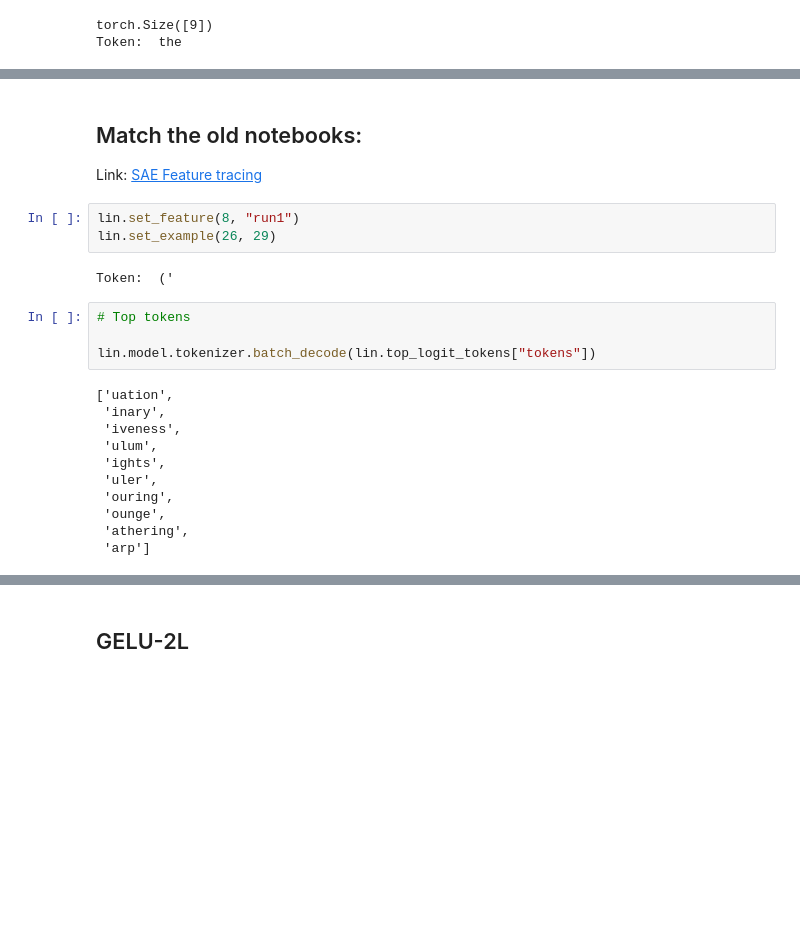
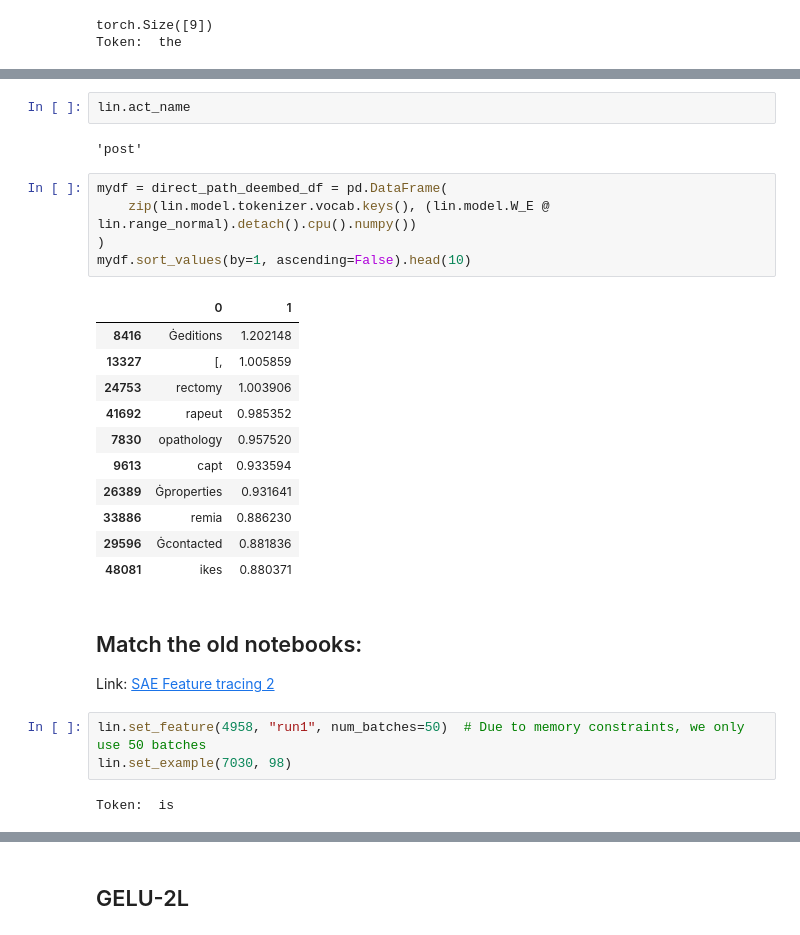
Before and after one commit to pchlenski/mlp_linearization, a Jupyter notebook: notebooks/2_test_linearizer.ipynb, the cells around one changed output, grey strips where cells are left out. Cells and saved outputs as stored; diff of their text form; blank space fills up the shorter version.

```diff
--- a/notebooks/2_test_linearizer.ipynb
+++ b/notebooks/2_test_linearizer.ipynb
@@ -50,23 +53,29 @@ Last vector length: torch.Size([512])
+# %%
+lin.act_name
+# %% [output]
+'post'
+# %%
+mydf = direct_path_deembed_df = pd.DataFrame(
+    zip(lin.model.tokenizer.vocab.keys(), (lin.model.W_E @ lin.range_normal).detach().cpu().numpy())
+)
+mydf.sort_values(by=1, ascending=False).head(10)
+# %% [output]
+|  | 0 | 1 |
+| 8416 | Ġeditions | 1.202148 |
+| 13327 | [, | 1.005859 |
+| 24753 | rectomy | 1.003906 |
+| 41692 | rapeut | 0.985352 |
+| 7830 | opathology | 0.957520 |
+| 9613 | capt | 0.933594 |
+| 26389 | Ġproperties | 0.931641 |
+| 33886 | remia | 0.886230 |
+| 29596 | Ġcontacted | 0.881836 |
+| 48081 | ikes | 0.880371 |
 # %% [markdown]
 ## Match the old notebooks:
-Link: [SAE Feature tracing](https://colab.research.google.com/drive/1Ws8wuvgp6vUwVl3jRtguBBXKY6I9KC_w?usp=sharing#scrollTo=tCNRsXOTXVBl)
+Link: [SAE Feature tracing 2](https://colab.research.google.com/drive/1FFq5OAHIrK1i5BovJ3oMFQH8gUMm89Wo?usp=drive_link#scrollTo=RTZud0Rk7qg9)
-# %%
-lin.set_feature(8, "run1")
-lin.set_example(26, 29)
-# %% [output]
-Token:  ('
-# %%
-# Top tokens
-
-lin.model.tokenizer.batch_decode(lin.top_logit_tokens["tokens"])
-# %% [output]
-['uation',
- 'inary',
- 'iveness',
- 'ulum',
- 'ights',
- 'uler',
- 'ouring',
- 'ounge',
- 'athering',
- 'arp']
+# %%
+lin.set_feature(4958, "run1", num_batches=50)  # Due to memory constraints, we only use 50 batches
+lin.set_example(7030, 98)
+# %% [output]
+Token:  is
```
Also changed, not shown: parts of 9 cells of this notebook, 6 other files.
